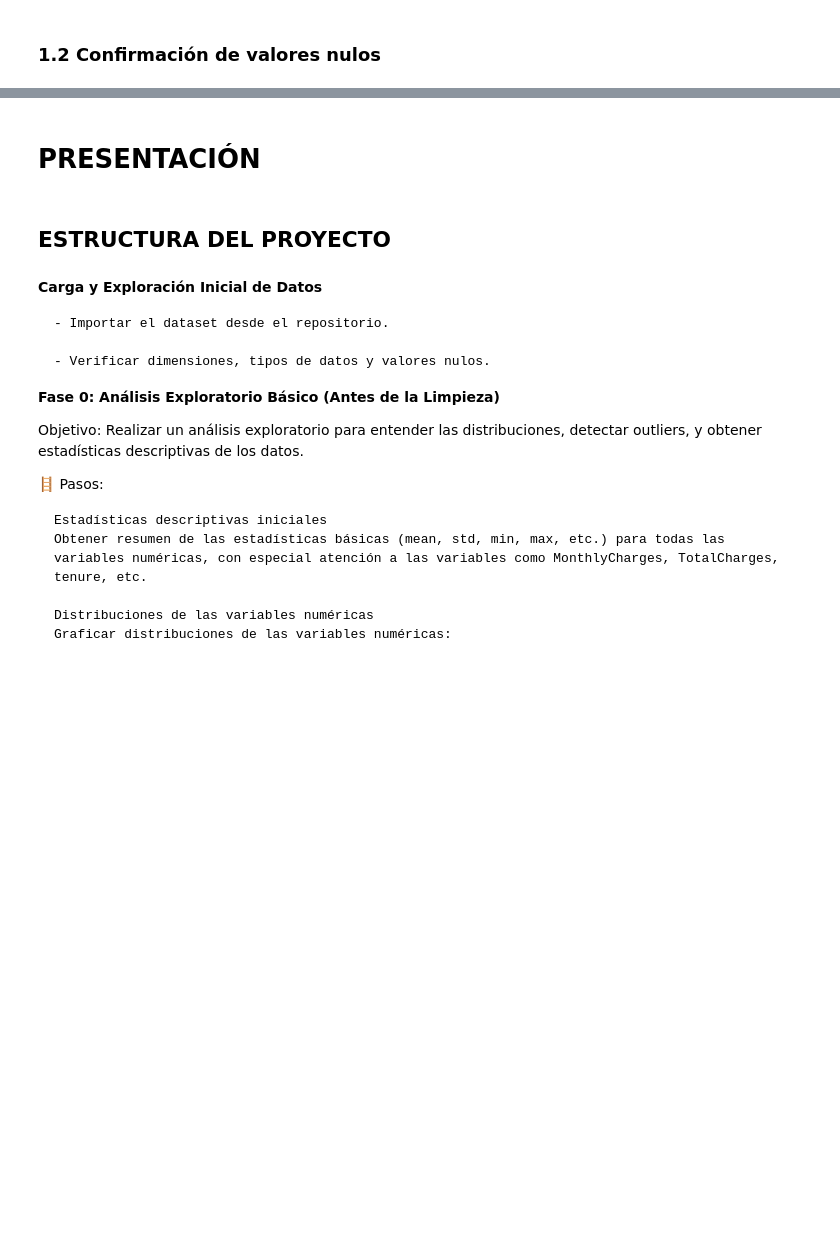
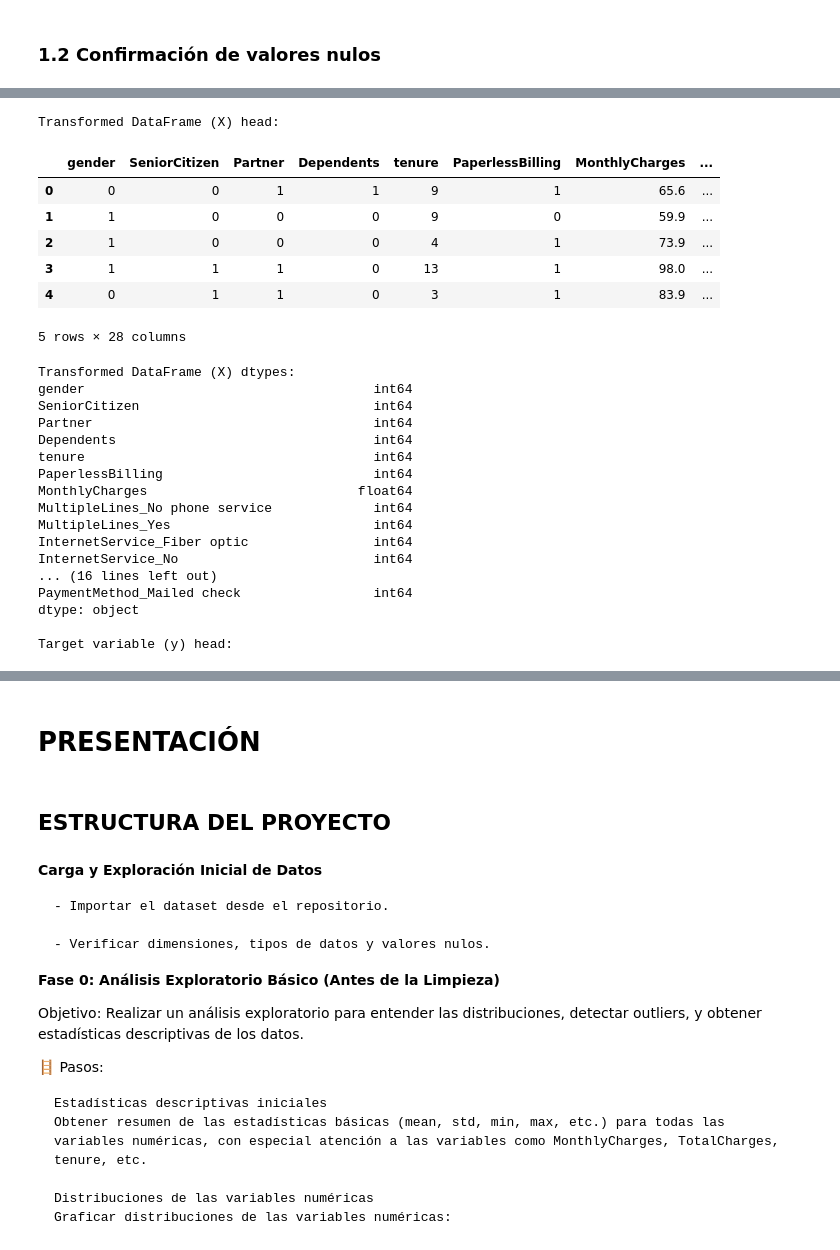
Before and after one commit to mauloredo/Challenge_Telecom_X2, a Jupyter notebook: x2.ipynb, the cells around one changed output, grey strips where cells are left out. Cells and saved outputs as stored; diff of their text form; code cells hidden in the pictures; blank space fills up the shorter version.

Commit message:
Dataframe después de One-Hot Encoding y LabelEncoder, y StandardScaler

```diff
--- a/x2.ipynb
+++ b/x2.ipynb
@@ -838,0 +924,17 @@ SeniorCitizen
+# %%
+# Convertir columnas object a category en datos_v1
+object_columns_v1 = datos_v1.select_dtypes(include=['object']).columns
+for col in object_columns_v1:
+    datos_v1[col] = datos_v1[col].astype('category')
+
+# Crear datos_v2 como una copia de datos_v1
+datos_v2 = datos_v1.copy()
+
+# Verificación de tipos de datos en datos_v2
+print("Tipos de datos en datos_v2 después de la conversión:")
+print(datos_v2.dtypes)
+
+# Guardar el DataFrame datos_v2
+output_filename_v2 = 'datos_v2.csv'
+datos_v2.to_csv(output_filename_v2, index=False)
+print(f"\nDataFrame guardado como '{output_filename_v2}'")
@@ -876,3 +1033,66 @@ Variables con 3 o más categorías (one-hot encoding):
     Contract
 
     PaymentMethod
+# %%
+from sklearn.preprocessing import LabelEncoder, OneHotEncoder
+import numpy as np
+
+# Separate target variable
+y = datos_v2['Churn']
+X = datos_v2.drop('Churn', axis=1)
+
+# Identify categorical columns
+categorical_cols = X.select_dtypes(include=['category']).columns
+
+# Apply Label Encoding for binary categorical columns
+label_encode_cols = [col for col in categorical_cols if X[col].nunique() == 2]
+for col in label_encode_cols:
+    le = LabelEncoder()
+    X[col] = le.fit_transform(X[col])
+
+# Apply One-Hot Encoding for categorical columns with more than 2 categories
+one_hot_encode_cols = [col for col in categorical_cols if X[col].nunique() > 2]
+X = pd.get_dummies(X, columns=one_hot_encode_cols, drop_first=True)
+
+# Convert boolean columns (SeniorCitizen) to int if not already handled by LabelEncoder
+# LabelEncoder handles boolean, but double check
+bool_cols = X.select_dtypes(include=['bool']).columns
+for col in bool_cols:
+    X[col] = X[col].astype(int)
+
+
+# Display the first few rows and the data types of the transformed DataFrame
+print("Transformed DataFrame (X) head:")
+display(X.head())
+print("\nTransformed DataFrame (X) dtypes:")
+print(X.dtypes)
+print("\nTarget variable (y) head:")
+display(y.head())
+print("\nTarget variable (y) dtypes:")
+print(y.dtypes)
+# %% [output]
+Transformed DataFrame (X) head:
+|  | gender | SeniorCitizen | Partner | Dependents | tenure | PaperlessBilling | MonthlyCharges | ... |
+| 0 | 0 | 0 | 1 | 1 | 9 | 1 | 65.6 | ... |
+| 1 | 1 | 0 | 0 | 0 | 9 | 0 | 59.9 | ... |
+| 2 | 1 | 0 | 0 | 0 | 4 | 1 | 73.9 | ... |
+| 3 | 1 | 1 | 1 | 0 | 13 | 1 | 98.0 | ... |
+| 4 | 0 | 1 | 1 | 0 | 3 | 1 | 83.9 | ... |
+5 rows × 28 columns
+Transformed DataFrame (X) dtypes:
+gender                                     int64
+SeniorCitizen                              int64
+Partner                                    int64
+Dependents                                 int64
+tenure                                     int64
+PaperlessBilling                           int64
+MonthlyCharges                           float64
+MultipleLines_No phone service             int64
+MultipleLines_Yes                          int64
+InternetService_Fiber optic                int64
+InternetService_No                         int64
+... (16 lines left out)
+PaymentMethod_Mailed check                 int64
+dtype: object
+
+Target variable (y) head:
```
Also changed, not shown: parts of 39 cells of this notebook.
